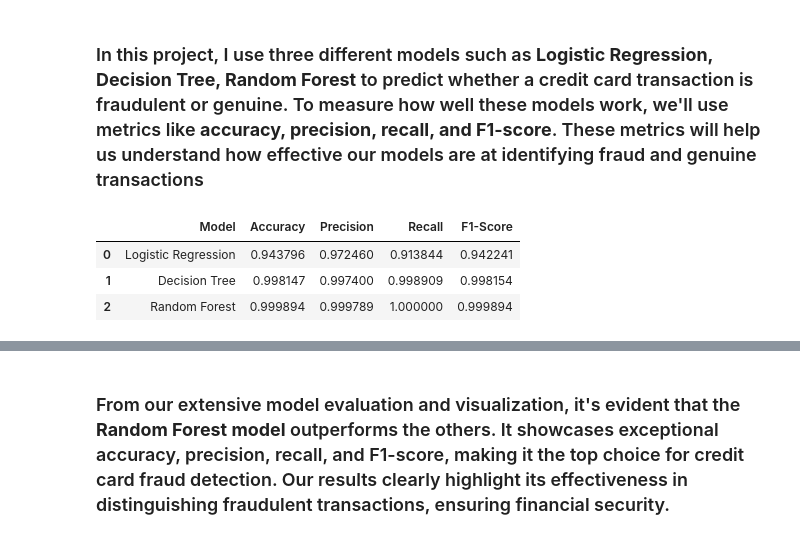
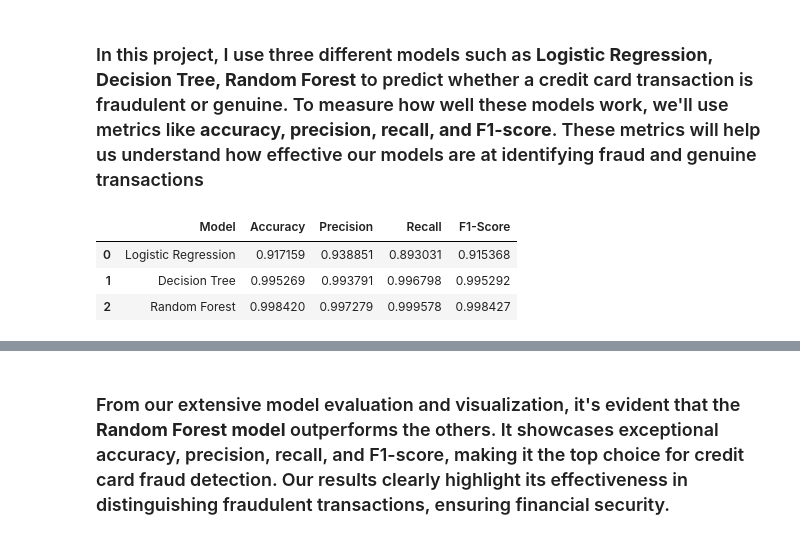
Before and after one commit to Srikhanth14/CODSOFT, a Jupyter notebook: Project_2_Credit_Card_Fraud_Detection.ipynb, the cells around one changed output, grey strips where cells are left out. Cells and saved outputs as stored; diff of their text form; code cells hidden in the pictures.

```diff
--- a/Project_2_Credit_Card_Fraud_Detection.ipynb
+++ b/Project_2_Credit_Card_Fraud_Detection.ipynb
@@ -113,8 +113,8 @@ data['normalized_amount'] = scaler.fit_transform(data['Amount'].values.reshape(-
 ### **Dropping irrelevant Features**
 # %%
 data.drop(columns=['Amount'], axis=1, inplace=True)
-# %%
-data.drop(columns=['Time'], axis=1, inplace=True)
+# %%
+data.drop(columns=['Time','V5','V6','V7','V8','V9','V10','V11','V12','V13','V14','V15','V16','V17','V18','V19','V20','V21','V22','V23','V24','V25','V26','V27','V28',], axis=1, inplace=True)
 # %%
 data.head()
 # %% [output]
@@ -196,12 +195,12 @@ for model_name, model in models.items():
 # %%
 # Create a DataFrame to store results
 results_df = pd.DataFrame(results, columns=['Model', 'Accuracy', 'Precision', 'Recall', 'F1-Score'])
-results_df
+results_df.head(3)
 # %% [output]
 |  | Model | Accuracy | Precision | Recall | F1-Score |
-| 0 | Logistic Regression | 0.943796 | 0.972460 | 0.913844 | 0.942241 |
-| 1 | Decision Tree | 0.998147 | 0.997400 | 0.998909 | 0.998154 |
-| 2 | Random Forest | 0.999894 | 0.999789 | 1.000000 | 0.999894 |
+| 0 | Logistic Regression | 0.917159 | 0.938851 | 0.893031 | 0.915368 |
+| 1 | Decision Tree | 0.995269 | 0.993791 | 0.996798 | 0.995292 |
+| 2 | Random Forest | 0.998420 | 0.997279 | 0.999578 | 0.998427 |
 # %%
 fig, axes = plt.subplots(nrows=2, ncols=2, figsize=(12, 10))
 metrics = ['Accuracy', 'Precision', 'Recall', 'F1-Score']
```
Also changed, not shown: parts of 10 cells of this notebook.
